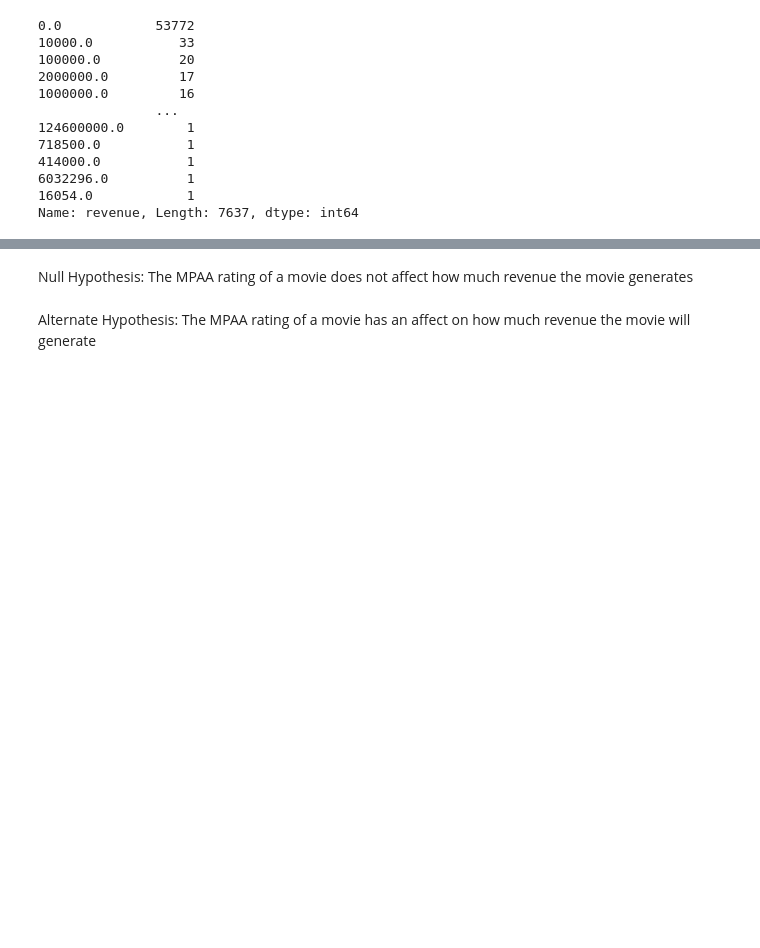
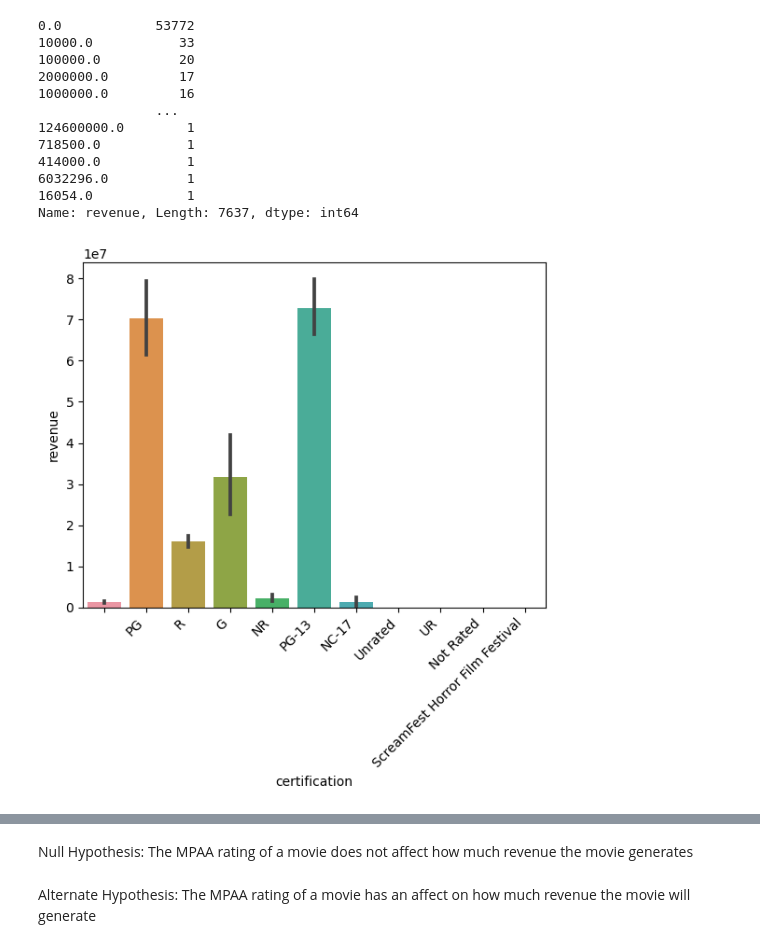
Before and after one commit to donmarcolaureano/Movie-Database, a Jupyter notebook: hypothesis_testing.ipynb, the cells around one changed output, grey strips where cells are left out. Saved outputs shown, nothing was run; the diff lists cells and outputs as text; code cells hidden in the pictures; blank space fills up the shorter version.

```diff
--- a/hypothesis_testing.ipynb
+++ b/hypothesis_testing.ipynb
@@ -437,3 +419,5 @@ Not Rated                              1
 ScreamFest Horror Film Festival        1
 PG-13                                  1
 Name: certification, dtype: int64
+# %%
+full_api_data['certification'] = full_api_data['certification'].str.replace('PG-13 ', 'PG-13')
@@ -454,0 +460,5 @@ Name: revenue, Length: 7637, dtype: int64
+# %%
+sns.barplot(data = full_api_data, x='certification', y='revenue')
+plt.xticks(rotation=45, ha="right");
+# %% [output]
+[figure, added]
```
Also changed, not shown: parts of 7 cells of this notebook.
